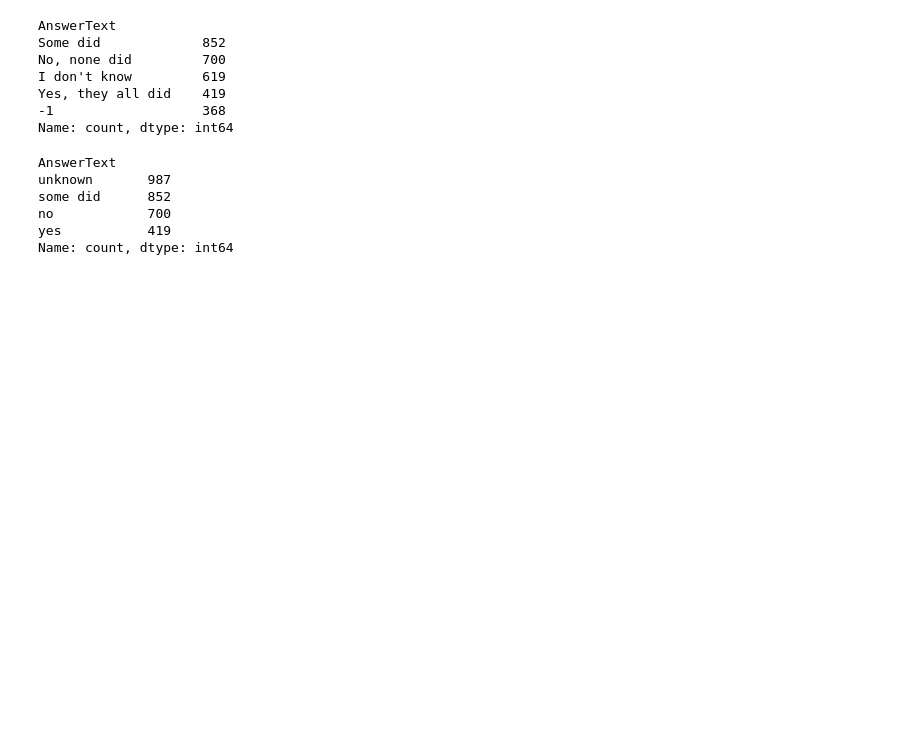
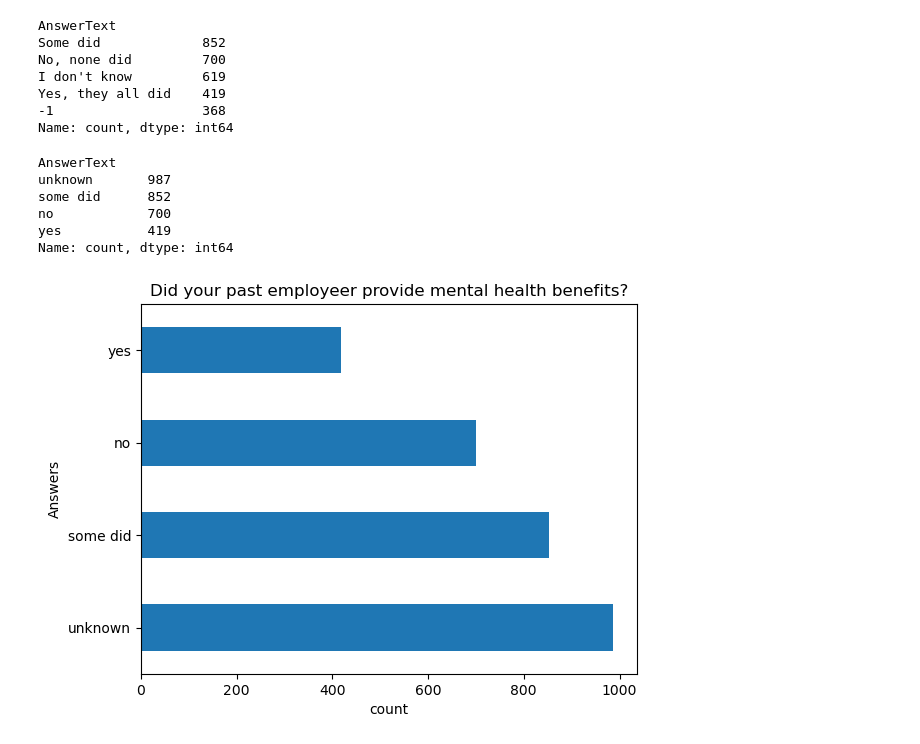
Before and after one commit to Djohnson1313/mental_health_sql, a Jupyter notebook: mental_health_analysis.ipynb, the cells around one changed output. Cells and saved outputs as stored; diff of their text form; code cells hidden in the pictures; blank space fills up the shorter version.

Commit message:
answertext faulty

```diff
--- a/mental_health_analysis.ipynb
+++ b/mental_health_analysis.ipynb
@@ -1018,3 +1018,14 @@ some did      852
 no            700
 yes           419
 Name: count, dtype: int64
+# %%
+fig, ax = plt.subplots()
+
+past_df['AnswerText'].value_counts().plot(kind = 'barh')
+
+ax.set_title('Did your past employeer provide mental health benefits?')
+ax.set_ylabel('Answers')
+ax.set_xlabel('count')
+plt.show();
+# %% [output]
+[figure, added]
```
Also changed, not shown: parts of 5 cells of this notebook.
